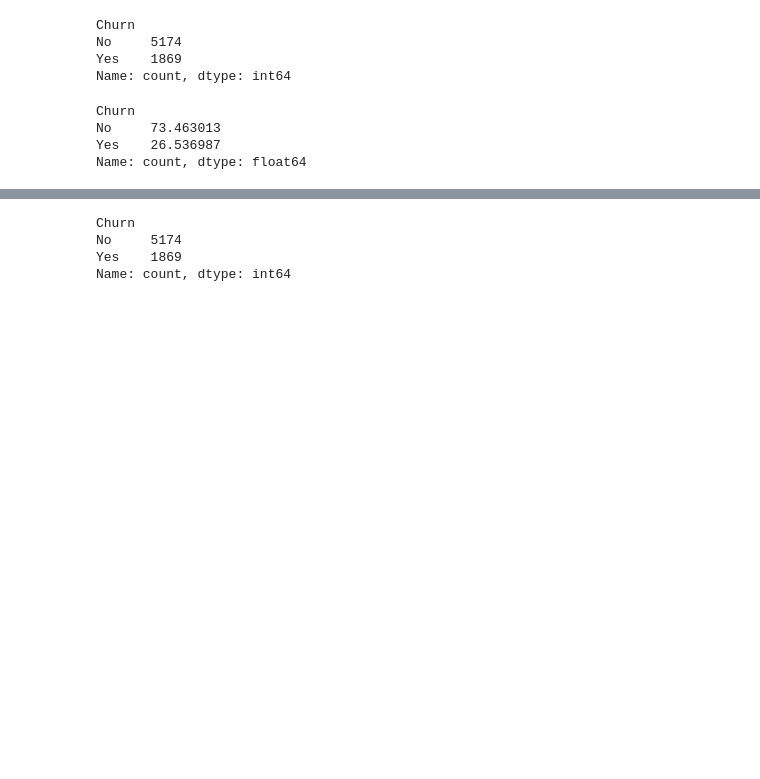
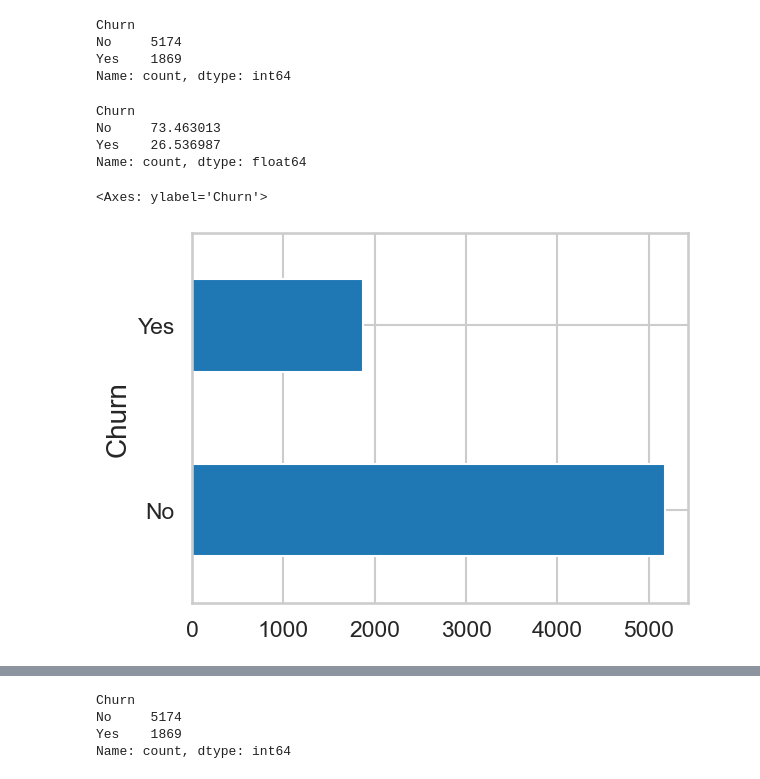
Before and after one commit to Musharraf-Bubere/Telecom_Customer_Churn_Prediction_using_Machine_Learning, a Jupyter notebook: Churn_Analysis_EDA.ipynb, the cells around one changed output, grey strips where cells are left out. Drawn from its saved outputs; the diff is of its cells as text; code cells hidden in the pictures; blank space fills up the shorter version.

```diff
--- a/Churn_Analysis_EDA.ipynb
+++ b/Churn_Analysis_EDA.ipynb
@@ -104,3 +104,8 @@ Churn
 No     73.463013
 Yes    26.536987
 Name: count, dtype: float64
+# %%
+df['Churn'].value_counts().plot(kind='barh')
+# %% [output]
+<Axes: ylabel='Churn'>
+[figure, added]
```
Also changed, not shown: parts of 8 cells of this notebook.
